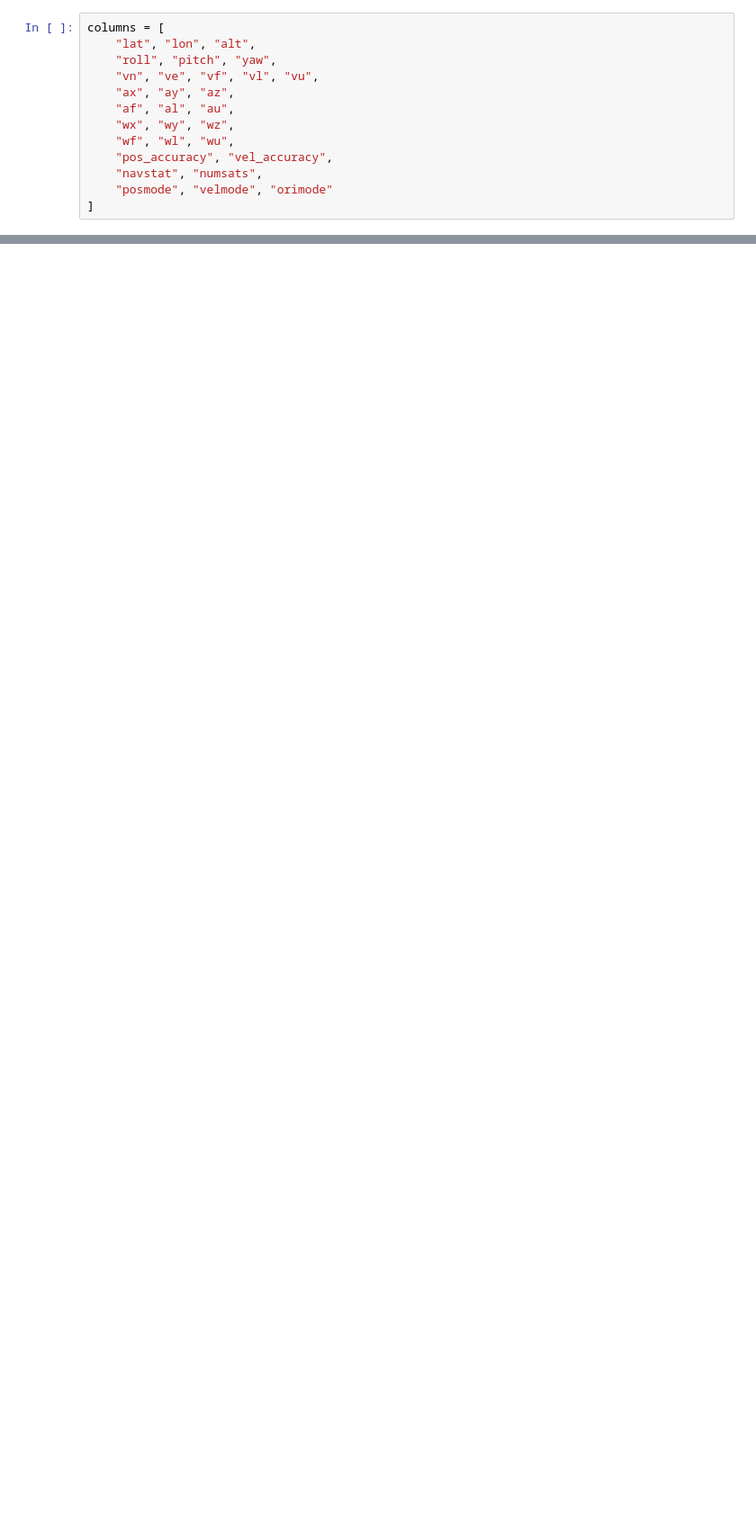
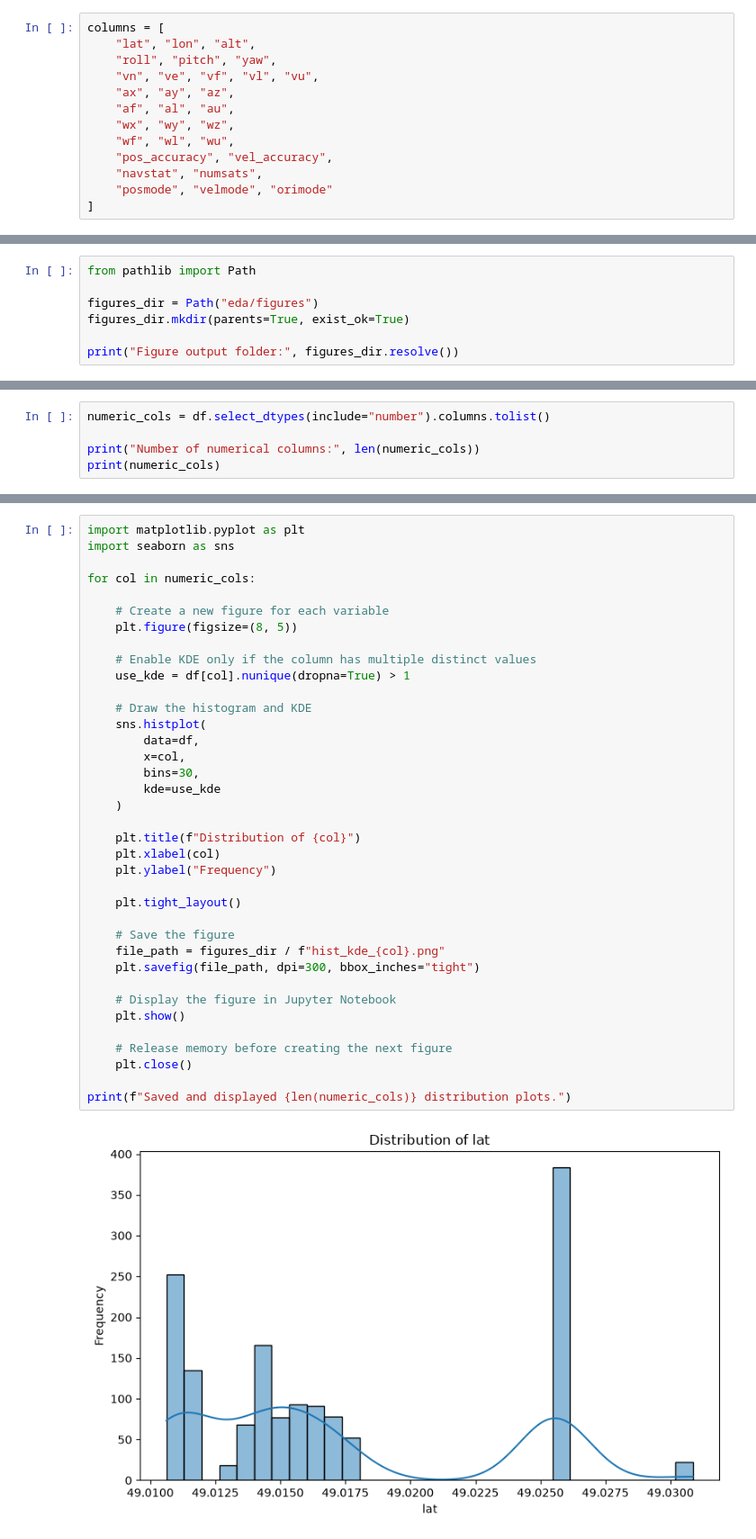
Before and after one commit to Moksh16/sensor-localization-analysis, a Jupyter notebook: main.ipynb, the cells around one changed output, grey strips where cells are left out. Shown at 90% size. Cells and saved outputs as stored; diff of their text form; blank space fills up the shorter version.

```diff
--- a/main.ipynb
+++ b/main.ipynb
@@ -257,0 +225,7 @@ Name: 0, dtype: float64
+# %%
+from pathlib import Path
+
+figures_dir = Path("eda/figures")
+figures_dir.mkdir(parents=True, exist_ok=True)
+
+print("Figure output folder:", figures_dir.resolve())
@@ -257,0 +234,5 @@ Name: 0, dtype: float64
+# %%
+numeric_cols = df.select_dtypes(include="number").columns.tolist()
+
+print("Number of numerical columns:", len(numeric_cols))
+print(numeric_cols)
@@ -257,0 +242,39 @@ Name: 0, dtype: float64
+# %%
+import matplotlib.pyplot as plt
+import seaborn as sns
+
+for col in numeric_cols:
+
+    # Create a new figure for each variable
+    plt.figure(figsize=(8, 5))
+
+    # Enable KDE only if the column has multiple distinct values
+    use_kde = df[col].nunique(dropna=True) > 1
+
+    # Draw the histogram and KDE
+    sns.histplot(
+        data=df,
+        x=col,
+        bins=30,
+        kde=use_kde
+    )
+
+    plt.title(f"Distribution of {col}")
+    plt.xlabel(col)
+    plt.ylabel("Frequency")
+
+    plt.tight_layout()
+
+    # Save the figure
+    file_path = figures_dir / f"hist_kde_{col}.png"
+    plt.savefig(file_path, dpi=300, bbox_inches="tight")
+
+    # Display the figure in Jupyter Notebook
+    plt.show()
+
+    # Release memory before creating the next figure
+    plt.close()
+
+print(f"Saved and displayed {len(numeric_cols)} distribution plots.")
+# %% [output]
+[figure, added]
```
Also changed, not shown: parts of 38 cells of this notebook, 1 other file.
